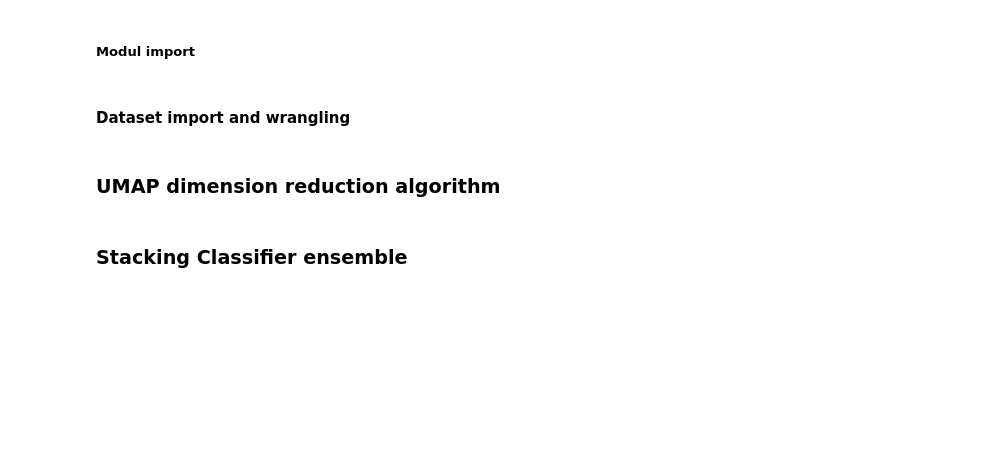
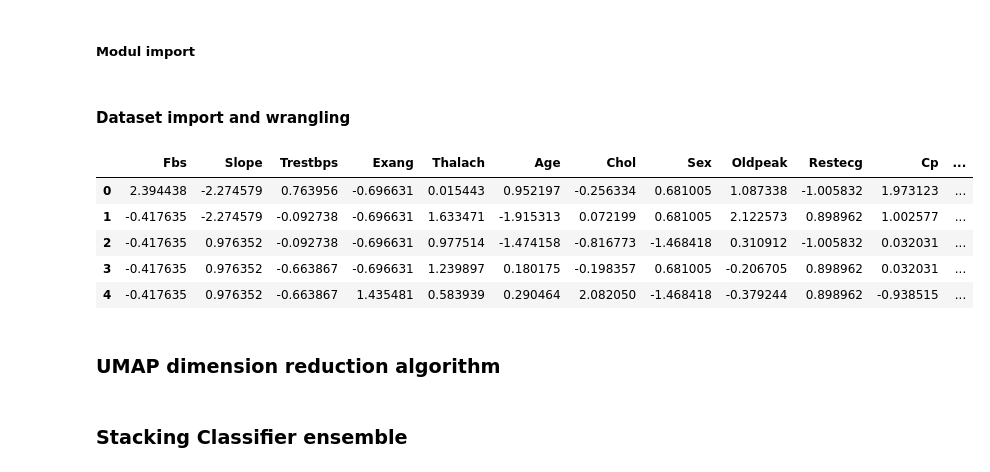
Before and after one commit to iploshchik/MetaStackVis, a Jupyter notebook: 2dv50e.ipynb, the cells around one changed output. Drawn from its saved outputs; the diff is of its cells as text; code cells hidden in the pictures; blank space fills up the shorter version.

```diff
--- a/2dv50e.ipynb
+++ b/2dv50e.ipynb
@@ -56 +56,10 @@ x_train = pd.DataFrame(df_source_scaled, columns=df_source.columns)
+# %%
+x_train.head()
+# %% [output]
+|  | Fbs | Slope | Trestbps | Exang | Thalach | Age | Chol | Sex | Oldpeak | Restecg | Cp | ... |
+| 0 | 2.394438 | -2.274579 | 0.763956 | -0.696631 | 0.015443 | 0.952197 | -0.256334 | 0.681005 | 1.087338 | -1.005832 | 1.973123 | ... |
+| 1 | -0.417635 | -2.274579 | -0.092738 | -0.696631 | 1.633471 | -1.915313 | 0.072199 | 0.681005 | 2.122573 | 0.898962 | 1.002577 | ... |
+| 2 | -0.417635 | 0.976352 | -0.092738 | -0.696631 | 0.977514 | -1.474158 | -0.816773 | -1.468418 | 0.310912 | -1.005832 | 0.032031 | ... |
+| 3 | -0.417635 | 0.976352 | -0.663867 | -0.696631 | 1.239897 | 0.180175 | -0.198357 | 0.681005 | -0.206705 | 0.898962 | 0.032031 | ... |
+| 4 | -0.417635 | 0.976352 | -0.663867 | 1.435481 | 0.583939 | 0.290464 | 2.082050 | -1.468418 | -0.379244 | 0.898962 | -0.938515 | ... |
 # %% [markdown]
```
Also changed, not shown: parts of 17 cells of this notebook, 1 other file.
